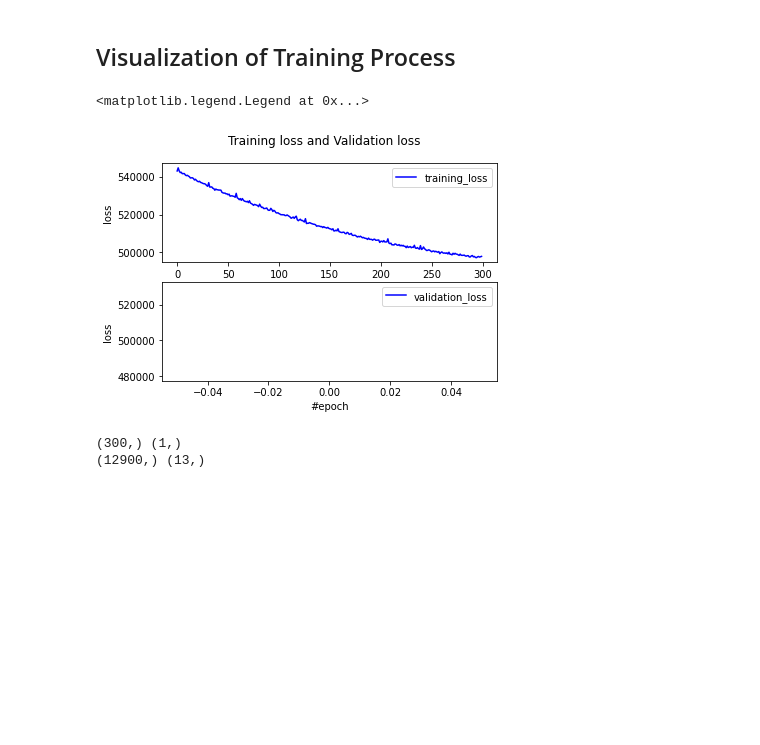
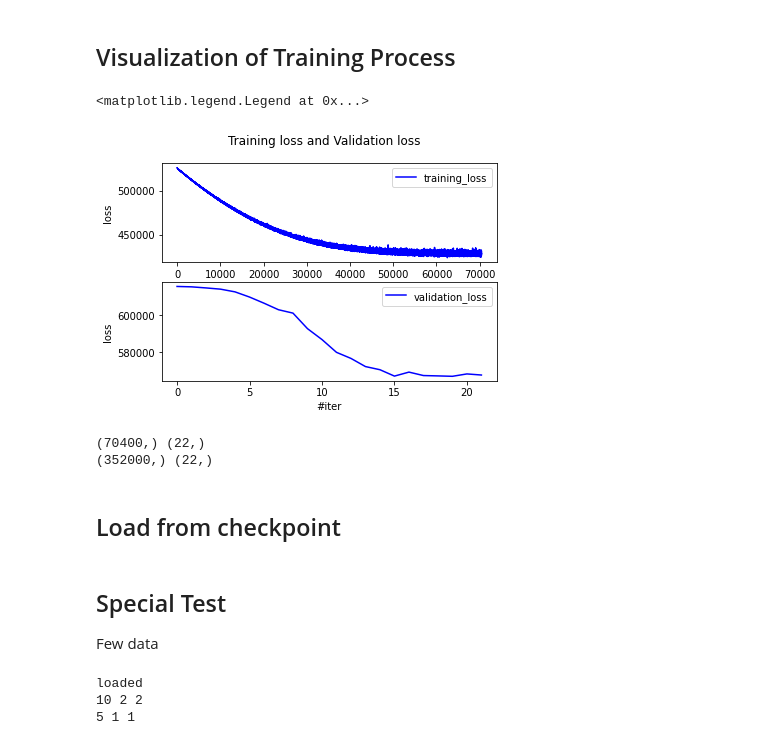
Before and after one commit to MilkywayCocktail/CSI-Imaging, a Jupyter notebook: Model1_v00.ipynb, the cells around one changed output. Cells and saved outputs as stored; diff of their text form; code cells hidden in the pictures; blank space fills up the shorter version.

Commit message:
Added special test

```diff
--- a/Model1_v00.ipynb
+++ b/Model1_v00.ipynb
@@ -276,8 +275,9 @@ print(os.listdir(datadir))
 # My Dataset
 
 class MyDataset(Data.Dataset):
-    def __init__(self, x_path, y_path):
-        self.data = self.load_data(x_path, y_path)
+    def __init__(self, x_path, y_path, number=0):
+        self.seeds = None
+        self.data = self.load_data(x_path, y_path, number=number)
         print('loaded')
 
     def __getitem__(self, index):
@@ -286,7 +286,7 @@ class MyDataset(Data.Dataset):
     def __len__(self):
         return self.data['x'].shape[0]
 
-    def load_data(self, x_path, y_path):
+    def load_data(self, x_path, y_path, number):
         x = np.load(x_path)
         y = np.load(y_path)
 
@@ -294,6 +294,12 @@ class MyDataset(Data.Dataset):
             total_count = x.shape[0]
         else:
             print(x.shape, y.shape, "lengths not equal!")
+
+        if number != 0:
+            picked = np.random.choice(list(range(total_count)), size=number, replace=False)
+            self.seeds = picked
+            x = x[picked]
+            y = y[picked]
 
         return {'x':x, 'y':y}
 
@@ -336,7 +342,7 @@ class MyArgs:
         self.learning_rate = learning_rate
         self.device = torch.device("cuda:0" if torch.cuda.is_available() else "cpu")
 
-args = MyArgs(epochs=300, learning_rate=0.01)
+args = MyArgs(epochs=4800, learning_rate=100)
 # %%
 # Model and Loss
 
@@ -413,26 +418,28 @@ Total training time: 2254.651350736618 s
 # %%
 # Plot loss curves
 
 %matplotlib inline
 plt.clf()
 plt.suptitle("Training loss and Validation loss")
 plt.subplot(2, 1, 1)
 plt.plot(train_epochs_loss, 'b', label = 'training_loss')
 plt.ylabel('loss')
 plt.xlabel('#epoch')
 plt.legend()
 plt.subplot(2, 1, 2)
-plt.plot(valid_epochs_loss, 'b', label = 'validation_loss')
+plt.plot(valid_loss, 'b', label = 'validation_loss')
 plt.ylabel('loss')
-plt.xlabel('#epoch')
+plt.xlabel('#iter')
 plt.legend()
-#plt.savefig("1_valid_loss_epoch.jpg")
+#plt.savefig("loss_900epoch_down.jpg")
 # %% [output]
 <matplotlib.legend.Legend at 0x...>
-[figure, old version]
+[figure, new version]
 # %%
 print(np.array(train_epochs_loss).shape, np.array(valid_epochs_loss).shape)
 print(np.array(train_loss).shape, np.array(valid_loss).shape)
 # %% [output]
-(300,) (1,)
-(12900,) (13,)
+(70400,) (22,)
+(352000,) (22,)
+# %% [markdown]
+## Load from checkpoint
@@ -438,0 +464,21 @@ print(np.array(train_loss).shape, np.array(valid_loss).shape)
+# %% [markdown]
+## Special Test
+Few data
+# %%
+mydata_2 = MyDataset(datadir + 'x.npy', datadir + 'y.npy', number=14)
+
+train_size = 10
+valid_size = 2
+test_size = 2
+train_dataset, valid_dataset, test_dataset = Data.random_split(mydata_2, [train_size, valid_size, test_size])
+print(train_size, valid_size, test_size)
+
+train_loader = Data.DataLoader(train_dataset, batch_size=2, shuffle=True)
+valid_loader = Data.DataLoader(valid_dataset, batch_size=2, shuffle=True)
+test_loader = Data.DataLoader(test_dataset, batch_size=2, shuffle=True)
+
+print(len(train_loader), len(valid_loader), len(test_loader))
+# %% [output]
+loaded
+10 2 2
+5 1 1
```
Also changed, not shown: parts of 9 cells of this notebook.
